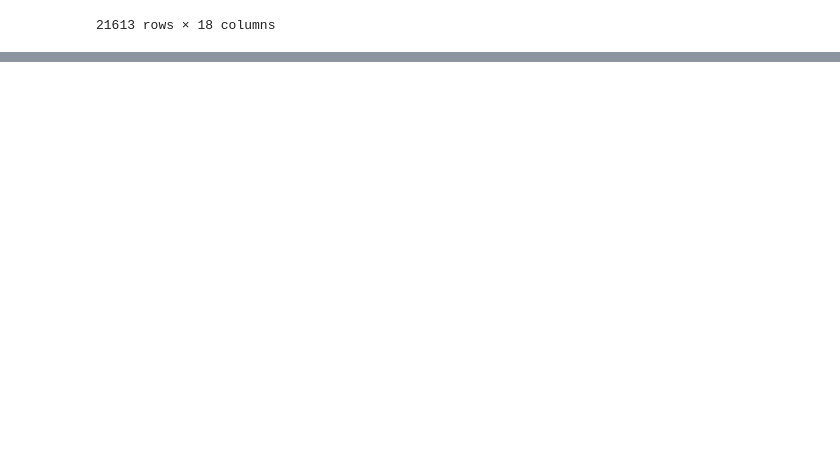
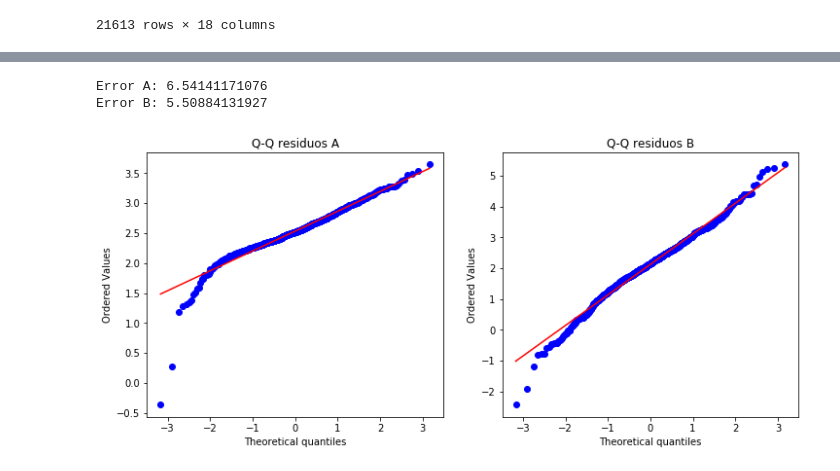
Before and after one commit to vlizanae/INF393, a Jupyter notebook: tarea-1/tarea-1.ipynb, the cells around one changed output, grey strips where cells are left out. Saved outputs shown, nothing was run; the diff lists cells and outputs as text; code cells hidden in the pictures; blank space fills up the shorter version.

```diff
--- a/tarea-1/tarea-1.ipynb
+++ b/tarea-1/tarea-1.ipynb
@@ -159,0 +255,46 @@ array([ 0.,  0.,  0.,  0.,  0.,  0.,  0.,  0.,  0.,  0.,  0.,  0.,  0.,
+# %%
+df_A = df_scaled.sample(3000)
+frames = []
+valor = df_scaled.price
+for z in np.arange(int(np.min(valor)),int(np.max(valor))+1,0.5):
+    frames.append(df_scaled[(df_scaled.price >= z) & (df_scaled.price < z+0.5)].head(500))
+df_B = pd.concat(frames).sample(3000)
+X_A = df_A.iloc[:,1:].values
+y_A = np.log(df_A.price)
+X_B = df_B.iloc[:,1:].values
+y_B = np.log(df_B.price)
+
+Xtrain_A, Xval_A, ytrain_A, yval_A = train_test_split(X_A, y_A, test_size=0.3, random_state=42)
+Xtrain_B, Xval_B, ytrain_B, yval_B = train_test_split(X_B, y_B, test_size=0.3, random_state=42)
+# %%
+linregA = lm.LinearRegression(fit_intercept=False)
+linregA.fit(Xtrain_A, ytrain_A)
+
+linregB = lm.LinearRegression(fit_intercept=False)
+linregB.fit(Xtrain_B, ytrain_B)
+
+deltay_A = yval_A - linregA.predict(Xval_A)
+deltay_B = yval_B - linregB.predict(Xval_B)
+
+err_A = np.mean(np.power(deltay_A, 2))
+err_B = np.mean(np.power(deltay_B, 2))
+
+print("Error A:", err_A)
+print("Error B:", err_B)
+# %% [output]
+Error A: 6.54141171076
+Error B: 5.50884131927
+# %%
+fig = plt.figure(figsize=(12, 5))
+
+ax1 = fig.add_subplot(121)
+res1 = sp.stats.probplot(deltay_A, dist=sp.stats.norm, plot=ax1)
+ax1.set_title("Q-Q residuos A")
+
+ax2 = fig.add_subplot(122)
+res2 = sp.stats.probplot(deltay_B, dist=sp.stats.norm, plot=ax2)
+ax2.set_title("Q-Q residuos B")
+
+plt.show()
+# %% [output]
+[figure, added]
```
Also changed, not shown: parts of 29 cells of this notebook.
